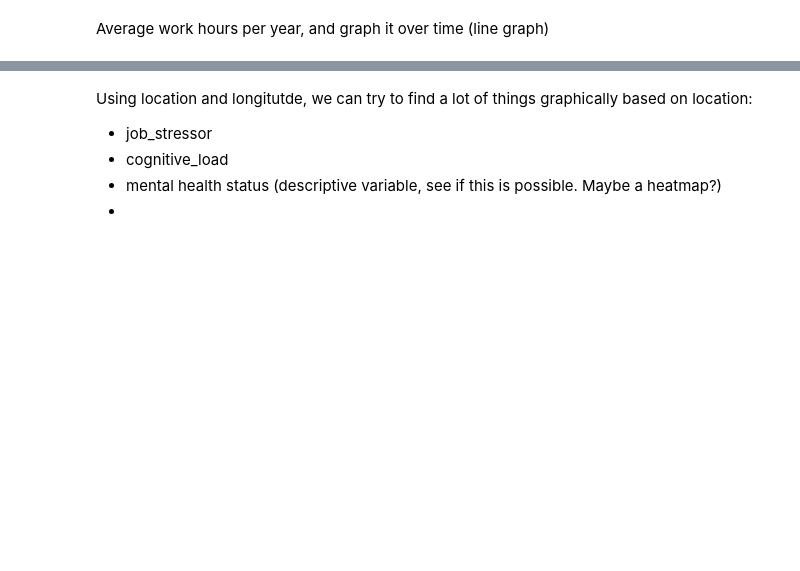
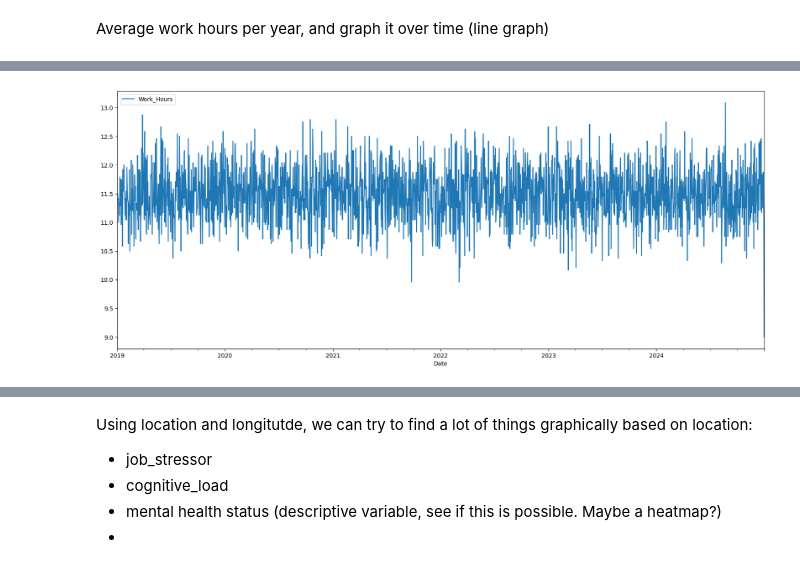
Before and after one commit to AntoAAAAAAAA/Texas-Public-Health-Blog, a Jupyter notebook: Mental_Health_Monitoring/Mental_Health_Monitoring.ipynb, the cells around one changed output, grey strips where cells are left out. Saved outputs shown, nothing was run; the diff lists cells and outputs as text; code cells hidden in the pictures; blank space fills up the shorter version.

```diff
--- a/Mental_Health_Monitoring/Mental_Health_Monitoring.ipynb
+++ b/Mental_Health_Monitoring/Mental_Health_Monitoring.ipynb
@@ -135,0 +148,10 @@ See what variables we can try to find significance for.
+# %%
+thisisacopy = data.copy()
+workperdate = thisisacopy[['Date', 'Work_Hours']].copy()
+workperdate['Date'] = pd.to_datetime(workperdate['Date'])
+workperdate.sort_values(by='Date', inplace=True)
+graph3 = workperdate.groupby('Date').mean('Work_Hours')
+graph3.plot(kind='line', figsize=(20,8))
+plt.show()
+# %% [output]
+[figure, added]
```
Also changed, not shown: parts of 9 cells of this notebook, 1 other file.
